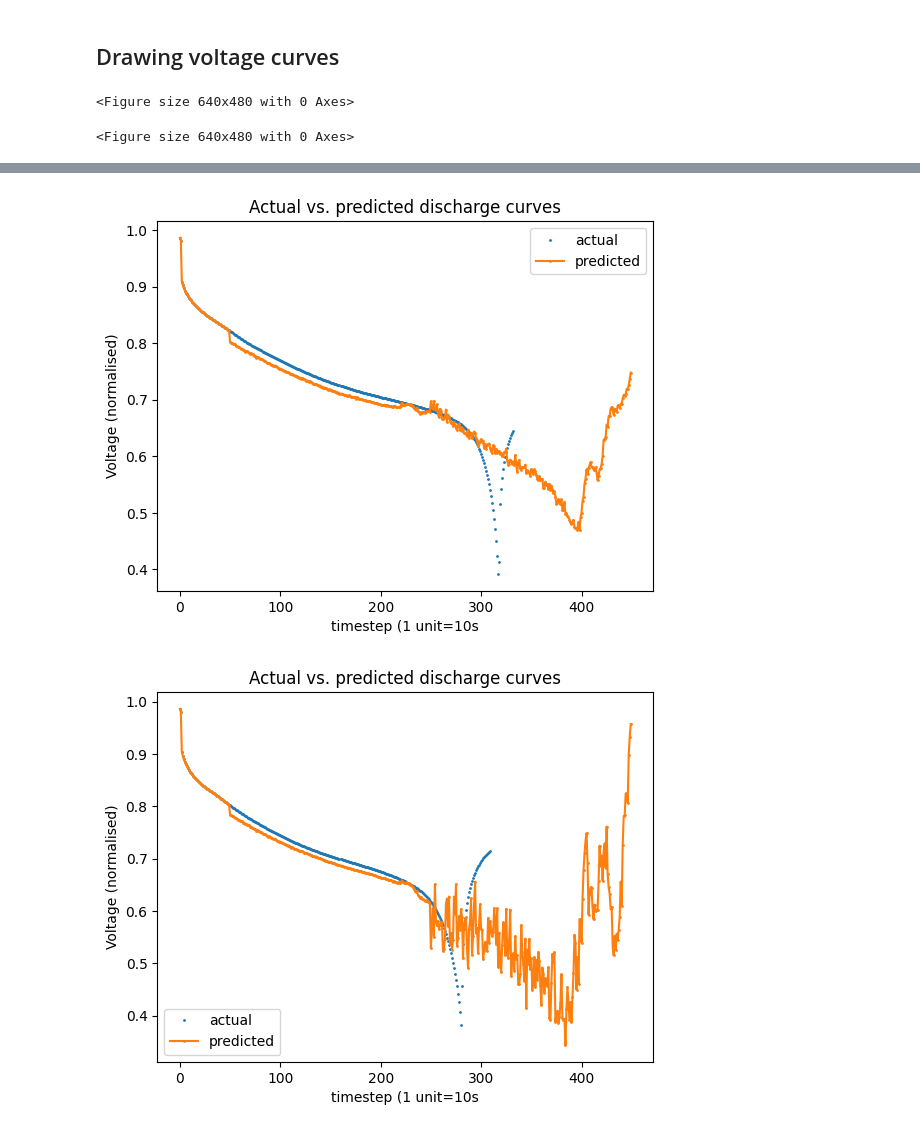
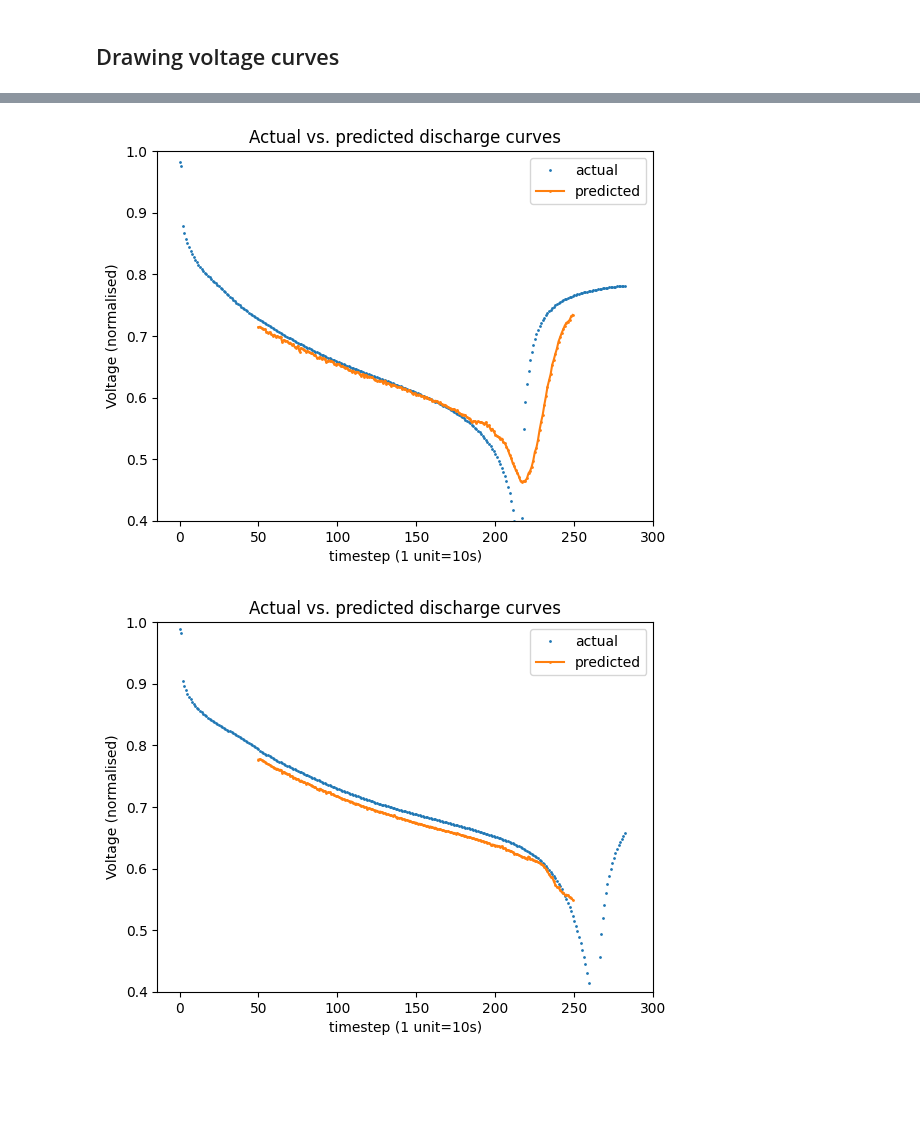
Before and after one commit to natskiu/Nasa-Battery, a Jupyter notebook: timeseries.ipynb, the cells around one changed output, grey strips where cells are left out. Cells and saved outputs as stored; diff of their text form; code cells hidden in the pictures; blank space fills up the shorter version.

Commit message:
images

```diff
--- a/timeseries.ipynb
+++ b/timeseries.ipynb
@@ -376,19 +380,19 @@ def plot_voltage_curves(model, battery_nos=[0], cycle_nos=[0], forecasting_range
             true_voltages = interpolated_data[battery_no][cycle_no][:,1] #1d numpy array
             X = true_voltages.reshape(-1)
             X = min_max_scaling(X)
-            x = np.arange(start=0, stop=len(scaled_predictions), step=1)
+            x = np.arange(start=window_size, stop=len(scaled_predictions), step=1)
             if include_actual:
                 x2 = np.arange(start=0, stop=len(X), step=1)
                 plt.plot(x2, X, marker='o', linestyle='', markersize=1, label='actual')
-            plt.plot(x, scaled_predictions, marker='o', linestyle='-', markersize=1, label='predicted')
-            plt.xlabel('timestep (1 unit=10s')
+            plt.plot(x, scaled_predictions[window_size:], marker='o', linestyle='-', markersize=1, label='predicted')
+            plt.xlabel('timestep (1 unit=10s)')
             plt.ylabel('Voltage (normalised)')
             plt.title('Actual vs. predicted discharge curves')
             plt.legend()
+            plt.xlim(right=300)
+            plt.ylim(bottom=0.4, top=1)
             #plt.axvline(x=50)
     plt.show()
 # %%
-plot_voltage_curves(loaded_model, [0],[0,40, 80, 120, 160], forecasting_range=forecasting_range, window_size=window_size, separate_figures=True, include_actual=True)
+plot_voltage_curves(loaded_model, [0,1,2],[167], forecasting_range=forecasting_range, window_size=window_size, separate_figures=True, include_actual=True)
 # %% [output]
-<Figure size 640x480 with 0 Axes>
-<Figure size 640x480 with 0 Axes>
@@ -396,2 +400,2 @@ plot_voltage_curves(loaded_model, [0],[0,40, 80, 120, 160], forecasting_range=fo
-[figure, old version]
+[figure, new version]
-[figure, old version]
+[figure, new version]
```
Also changed, not shown: parts of 2 cells of this notebook, 5 other files.
